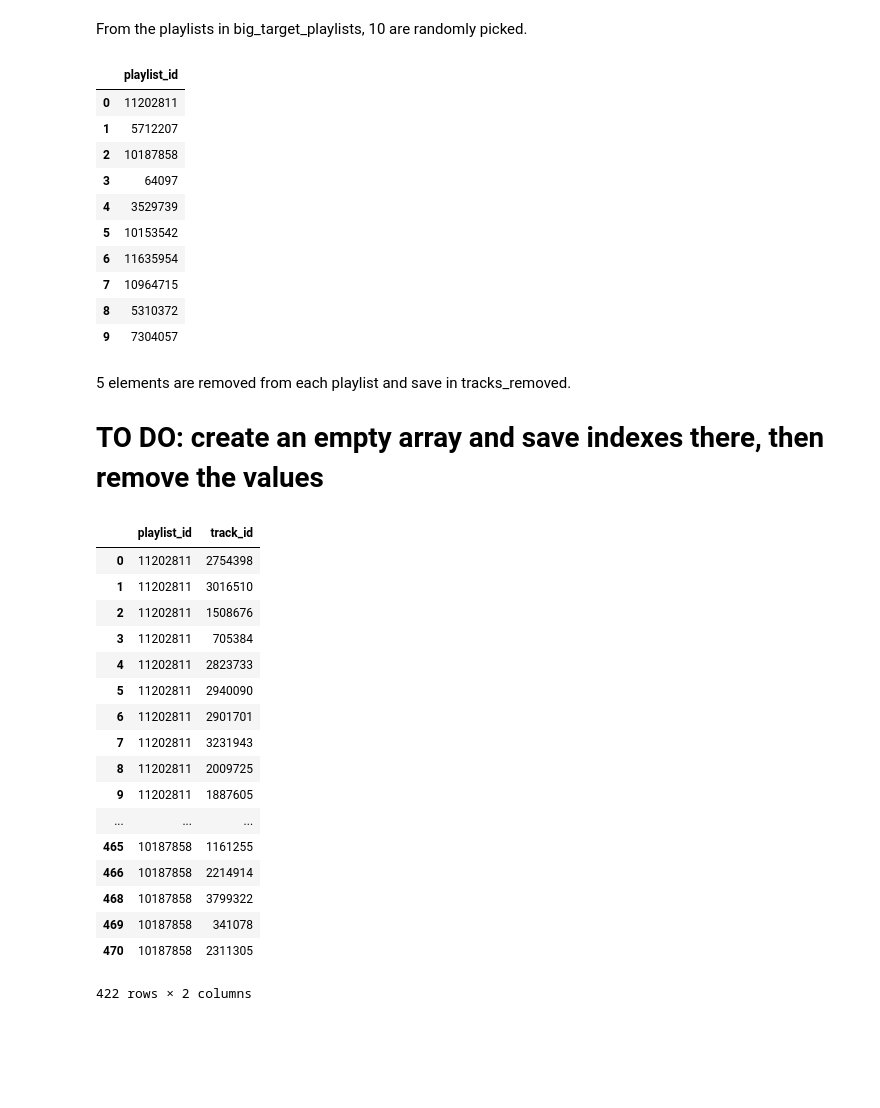
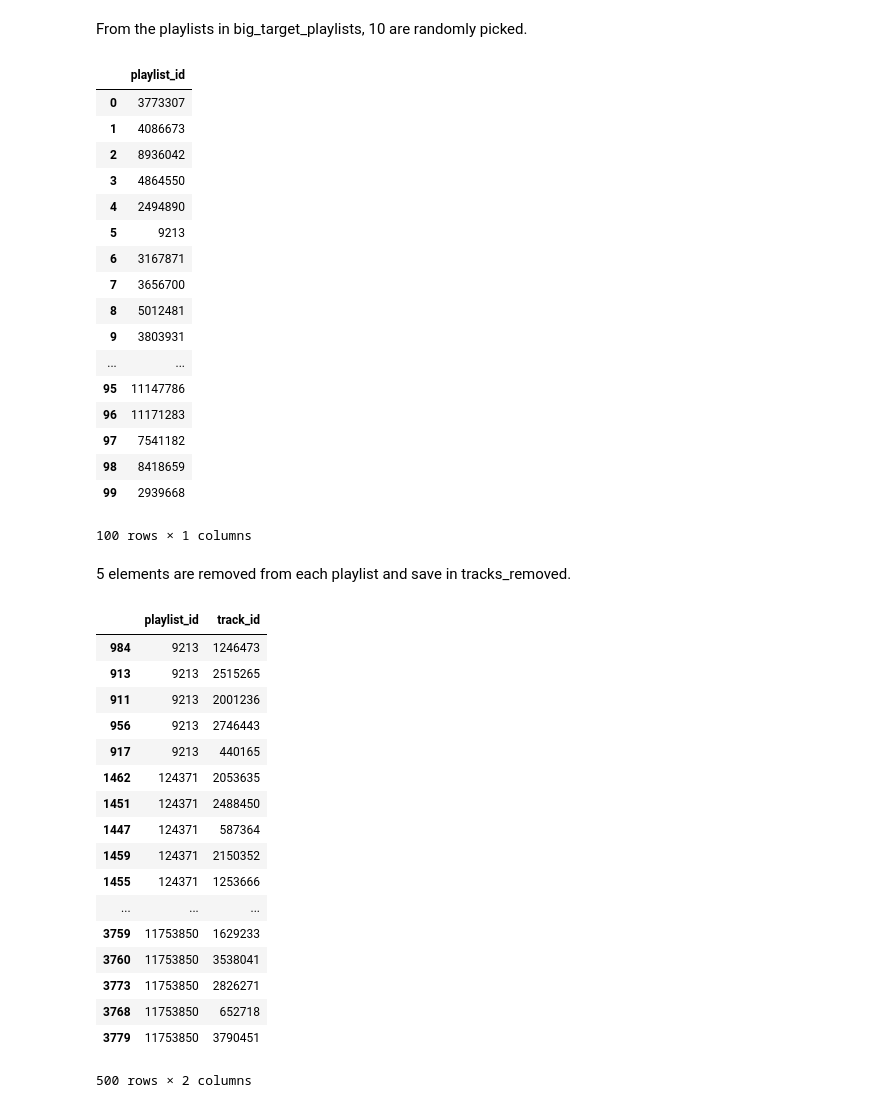
Before and after one commit to giadaconfo/recommender-systems-challenge, a Jupyter notebook: parameter tuning pipeline.ipynb, the cells around one changed output. Saved outputs shown, nothing was run; the diff lists cells and outputs as text; code cells hidden in the pictures; blank space fills up the shorter version.

```diff
--- a/parameter tuning pipeline.ipynb
+++ b/parameter tuning pipeline.ipynb
@@ -72,54 +72,61 @@ big_target_playlist = [i for i in np.unique(train['playlist_id'].values) if trai
 # %% [markdown]
 From the playlists in big_target_playlists, 10 are randomly picked.
 # %%
-test_pl = pd.DataFrame({"playlist_id": list(map(lambda x: random.choice(big_target_playlist), range(10)))})
+test_pl = pd.DataFrame({"playlist_id": list(map(lambda x: random.choice(big_target_playlist), range(100)))})
 test_pl
 # %% [output]
 |  | playlist_id |
-| 0 | 11202811 |
-| 1 | 5712207 |
-| 2 | 10187858 |
-| 3 | 64097 |
-| 4 | 3529739 |
-| 5 | 10153542 |
-| 6 | 11635954 |
-| 7 | 10964715 |
-| 8 | 5310372 |
-| 9 | 7304057 |
+| 0 | 3773307 |
+| 1 | 4086673 |
+| 2 | 8936042 |
+| 3 | 4864550 |
+| 4 | 2494890 |
+| 5 | 9213 |
+| 6 | 3167871 |
+| 7 | 3656700 |
+| 8 | 5012481 |
+| 9 | 3803931 |
+| ... | ... |
+| 95 | 11147786 |
+| 96 | 11171283 |
+| 97 | 7541182 |
+| 98 | 8418659 |
+| 99 | 2939668 |
+100 rows × 1 columns
 # %% [markdown]
 5 elements are removed from each playlist and save in tracks_removed.
-# TO DO: create an empty array and save indexes there, then remove the values
 # %%
 tracks_in_test_pl = pd.merge(train, test_pl, how='inner', on='playlist_id')
-tracks_removed= pd.DataFrame(columns=['playlist_id', 'track_id'])
-indexes_to_remove= np.array([])
-print(tracks_in_test_pl.shape)
+tracks_removed= pd.DataFrame(columns=['playlist_id', 'track_id'], dtype='int32')
+indexes_to_remove= np.array([], dtype='int32')
 for i in np.unique(tracks_in_test_pl['playlist_id'].values):
     #randomly selects 5 elements from playlist i and save indexes
     tmp = (tracks_in_test_pl.where(tracks_in_test_pl['playlist_id']==i).dropna().sample(5)).index
     #insert the items selected in tracks_removed dataFrame
-    tracks_removed= tracks_removed.append(tracks_in_test_pl.take(tmp))
+    tracks_removed= tracks_removed.append(tracks_in_test_pl.take(tmp)).astype(int)
     #remove tracks from the original dataframe
     indexes_to_remove=np.append(indexes_to_remove, values=tmp)
-tracks_in_test_pl.drop(indexes_to_remove, inplace='true')
-printtracks_removed.shape
-print(tracks_in_test_pl.shape)
+
+tracks_in_train= pd.DataFrame(tracks_in_test_pl)
+tracks_in_train.drop(indexes_to_remove, inplace='true')
+tracks_removed
+5	9213	170092 1781238 597782 852849 3703960
 # %% [output]
 |  | playlist_id | track_id |
-| 0 | 11202811 | 2754398 |
-| 1 | 11202811 | 3016510 |
-| 2 | 11202811 | 1508676 |
-| 3 | 11202811 | 705384 |
-| 4 | 11202811 | 2823733 |
-| 5 | 11202811 | 2940090 |
-| 6 | 11202811 | 2901701 |
-| 7 | 11202811 | 3231943 |
-| 8 | 11202811 | 2009725 |
-| 9 | 11202811 | 1887605 |
+| 984 | 9213 | 1246473 |
+| 913 | 9213 | 2515265 |
+| 911 | 9213 | 2001236 |
+| 956 | 9213 | 2746443 |
+| 917 | 9213 | 440165 |
+| 1462 | 124371 | 2053635 |
+| 1451 | 124371 | 2488450 |
+| 1447 | 124371 | 587364 |
+| 1459 | 124371 | 2150352 |
+| 1455 | 124371 | 1253666 |
 | ... | ... | ... |
-| 465 | 10187858 | 1161255 |
-| 466 | 10187858 | 2214914 |
-| 468 | 10187858 | 3799322 |
-| 469 | 10187858 | 341078 |
-| 470 | 10187858 | 2311305 |
+| 3759 | 11753850 | 1629233 |
+| 3760 | 11753850 | 3538041 |
+| 3773 | 11753850 | 2826271 |
+| 3768 | 11753850 | 652718 |
+| 3779 | 11753850 | 3790451 |
-422 rows × 2 columns
+500 rows × 2 columns
```
Also changed, not shown: parts of 9 cells of this notebook.
